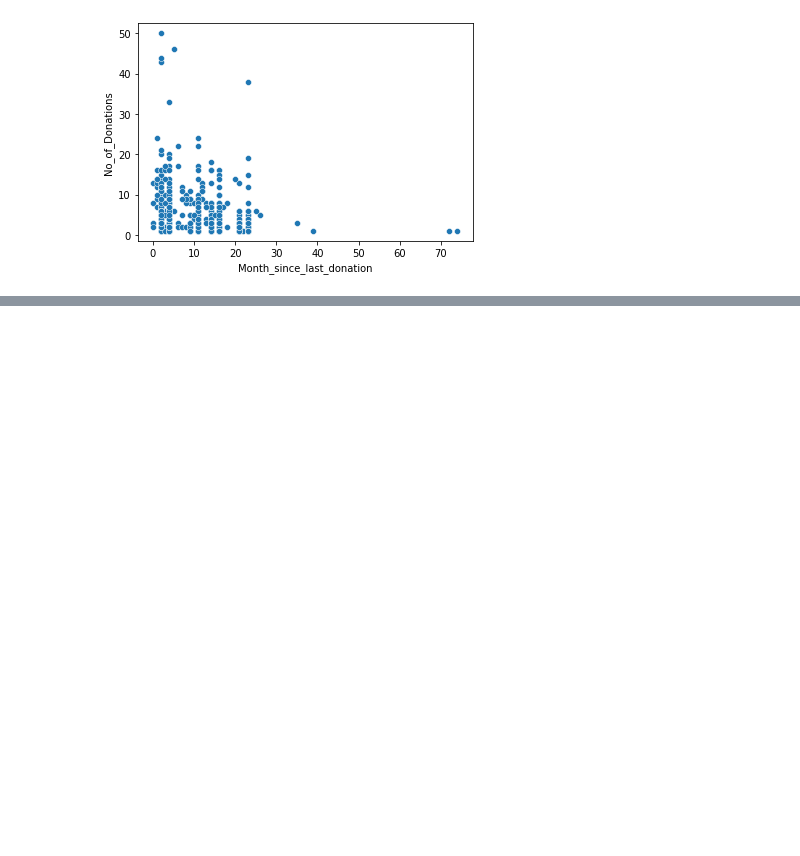
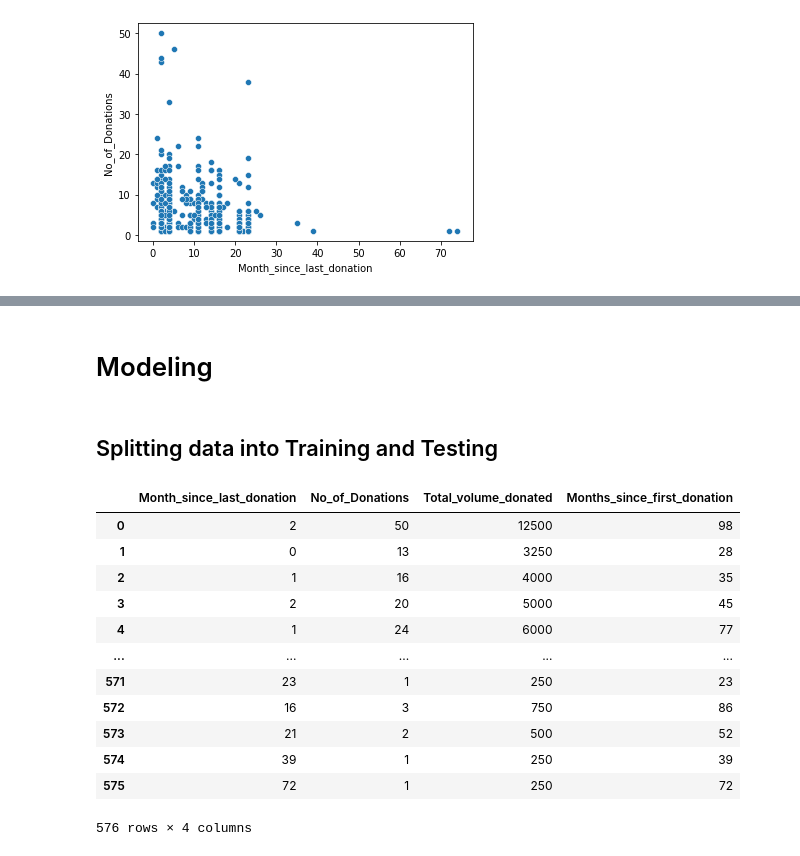
Before and after one commit to 21Ovi/Blood-Donation-Prediction, a Jupyter notebook: BloodDonationPrediciton.ipynb, the cells around one changed output, grey strips where cells are left out. Cells and saved outputs as stored; diff of their text form; code cells hidden in the pictures; blank space fills up the shorter version.

```diff
--- a/BloodDonationPrediciton.ipynb
+++ b/BloodDonationPrediciton.ipynb
@@ -162,0 +234,4 @@ sns.scatterplot(x="Month_since_last_donation",y="No_of_Donations",data=data);
+# %% [markdown]
+# Modeling
+# %% [markdown]
+## Splitting data into Training and Testing
@@ -162,0 +241,16 @@ sns.scatterplot(x="Month_since_last_donation",y="No_of_Donations",data=data);
+# %%
+X
+# %% [output]
+|  | Month_since_last_donation | No_of_Donations | Total_volume_donated | Months_since_first_donation |
+| 0 | 2 | 50 | 12500 | 98 |
+| 1 | 0 | 13 | 3250 | 28 |
+| 2 | 1 | 16 | 4000 | 35 |
+| 3 | 2 | 20 | 5000 | 45 |
+| 4 | 1 | 24 | 6000 | 77 |
+| ... | ... | ... | ... | ... |
+| 571 | 23 | 1 | 250 | 23 |
+| 572 | 16 | 3 | 750 | 86 |
+| 573 | 21 | 2 | 500 | 52 |
+| 574 | 39 | 1 | 250 | 39 |
+| 575 | 72 | 1 | 250 | 72 |
+576 rows × 4 columns
```
Also changed, not shown: parts of 32 cells of this notebook.
